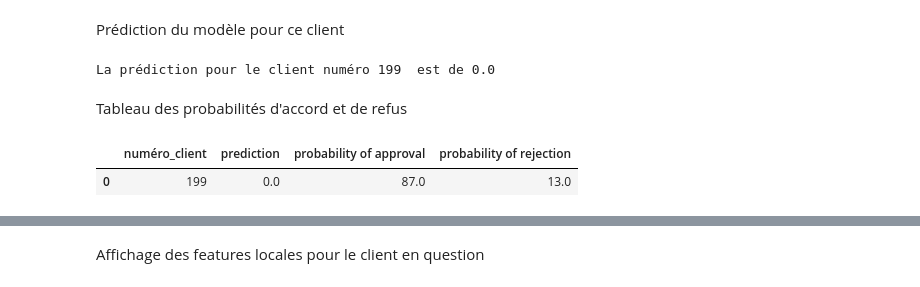
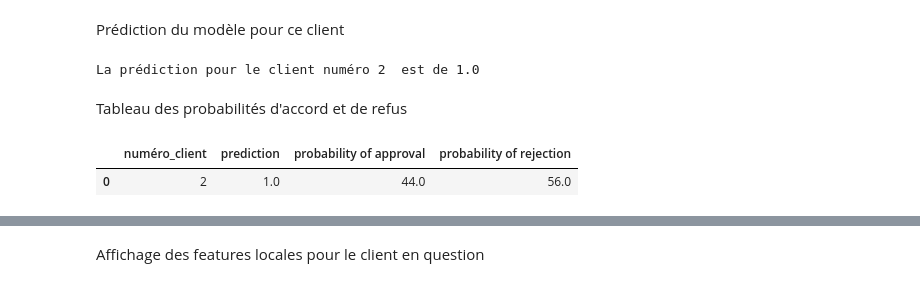
Before and after one commit to Nadiasami/Api_credit, a Jupyter notebook: api.ipynb, the cells around one changed output, grey strips where cells are left out. Drawn from its saved outputs; the diff is of its cells as text; code cells hidden in the pictures.

```diff
--- a/api.ipynb
+++ b/api.ipynb
@@ -23,7 +29,7 @@ df.head()
 # %% [markdown]
 Rentrez le nuéméo du client
 # %%
-id = 199
+id = 1
 # %%
 data_prediction =df.iloc[[id]]
 # %% [markdown]
@@ -33,7 +39,7 @@ data_pred_json = data_prediction.to_dict(orient='records')
 # %% [markdown]
 Réponse de la requête issu de notre api
 # %%
-result=requests.post(url="https://api-f0va.onrender.com/predict",json=data_pred_json).json()
+result=requests.post(url="https://apideploy-dmc3.onrender.com/predict",json=data_pred_json).json()
 # %% [markdown]
 Extraction de nos résultats
 # %%
@@ -44,20 +50,20 @@ feature_globale = result["feature_global"]
 # %% [markdown]
 Prédiction du modèle pour ce client
 # %%
-print("La prédiction pour le client numéro" ,id," est de", prediction)
+print("La prédiction pour le client numéro" ,id+1," est de", prediction)
 # %% [output]
-La prédiction pour le client numéro 199  est de 0.0
+La prédiction pour le client numéro 2  est de 1.0
 # %% [markdown]
 Tableau des probabilités d'accord et de refus
 # %%
 # Créer un DataFrame avec deux colonnes
 if prediction ==0:
-    prediction_probability = pd.DataFrame({"numéro_client":[id],"prediction": [prediction], "probability of approval": [probability*100], "probability of rejection":[(1-probability)*100]})
+    prediction_probability = pd.DataFrame({"numéro_client":[id+1],"prediction": [prediction], "probability of approval": [probability*100], "probability of rejection":[(1-probability)*100]})
 else:
-    prediction_probability = pd.DataFrame({"numéro_client":[id],"prediction": [prediction], "probability of approval": [(1-probability)*100], "probability of rejection":[probability*100]})
+    prediction_probability = pd.DataFrame({"numéro_client":[id+1],"prediction": [prediction], "probability of approval": [(1-probability)*100], "probability of rejection":[probability*100]})
 prediction_probability
 # %% [output]
 |  | numéro_client | prediction | probability of approval | probability of rejection |
-| 0 | 199 | 0.0 | 87.0 | 13.0 |
+| 0 | 2 | 1.0 | 44.0 | 56.0 |
 # %%
 if prediction == 0:
```
Also changed, not shown: parts of 3 cells of this notebook.
